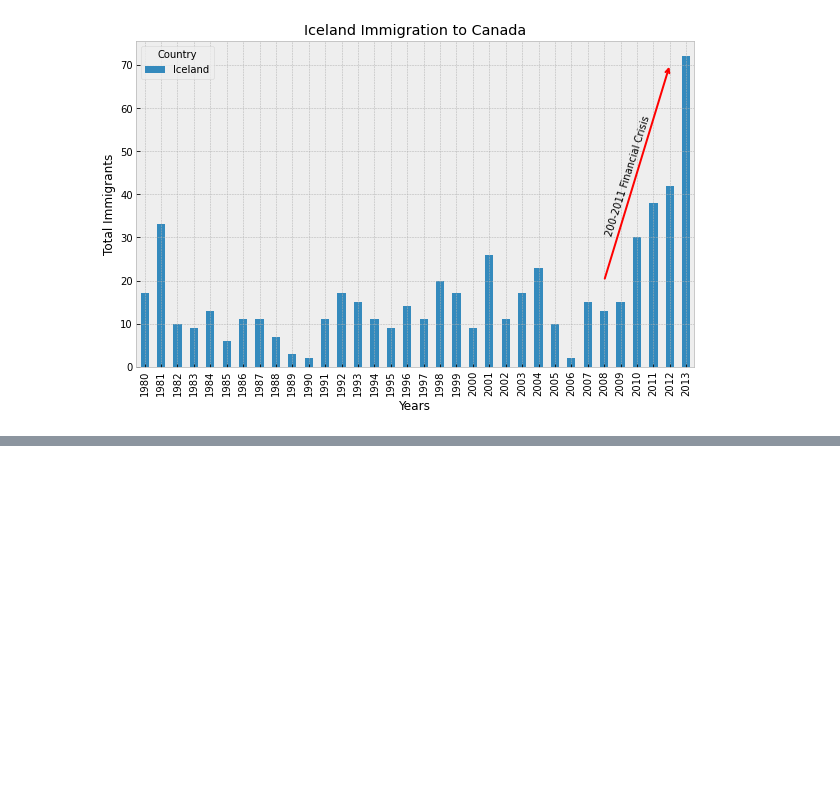
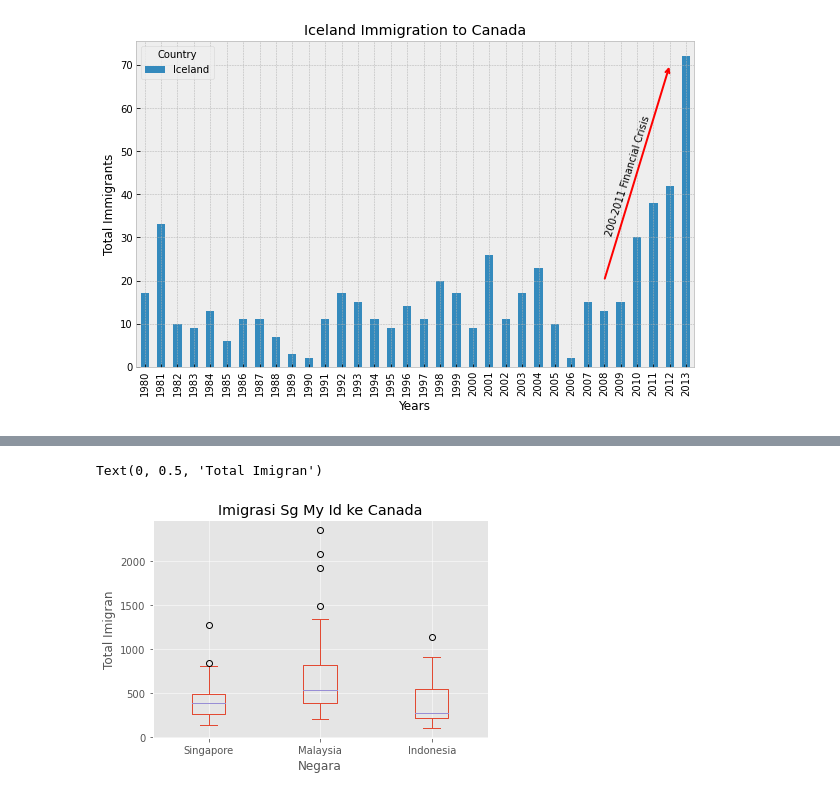
Before and after one commit to stefkwan-h8/pytn071, a Jupyter notebook: Sesi07.ipynb, the cells around one changed output, grey strips where cells are left out. Cells and saved outputs as stored; diff of their text form; code cells hidden in the pictures; blank space fills up the shorter version.

```diff
--- a/Sesi07.ipynb
+++ b/Sesi07.ipynb
@@ -447,0 +575,10 @@ Text(0, 0.5, 'Total Immigrants')
+# %%
+# bandingkan trend imigrasi antara 3 negara sg my id, dengan boxplot
+df_smi.plot(kind="box")
+
+plt.title("Imigrasi Sg My Id ke Canada")
+plt.xlabel("Negara")
+plt.ylabel("Total Imigran")
+# %% [output]
+Text(0, 0.5, 'Total Imigran')
+[figure, added]
```
Also changed, not shown: parts of 36 cells of this notebook.
